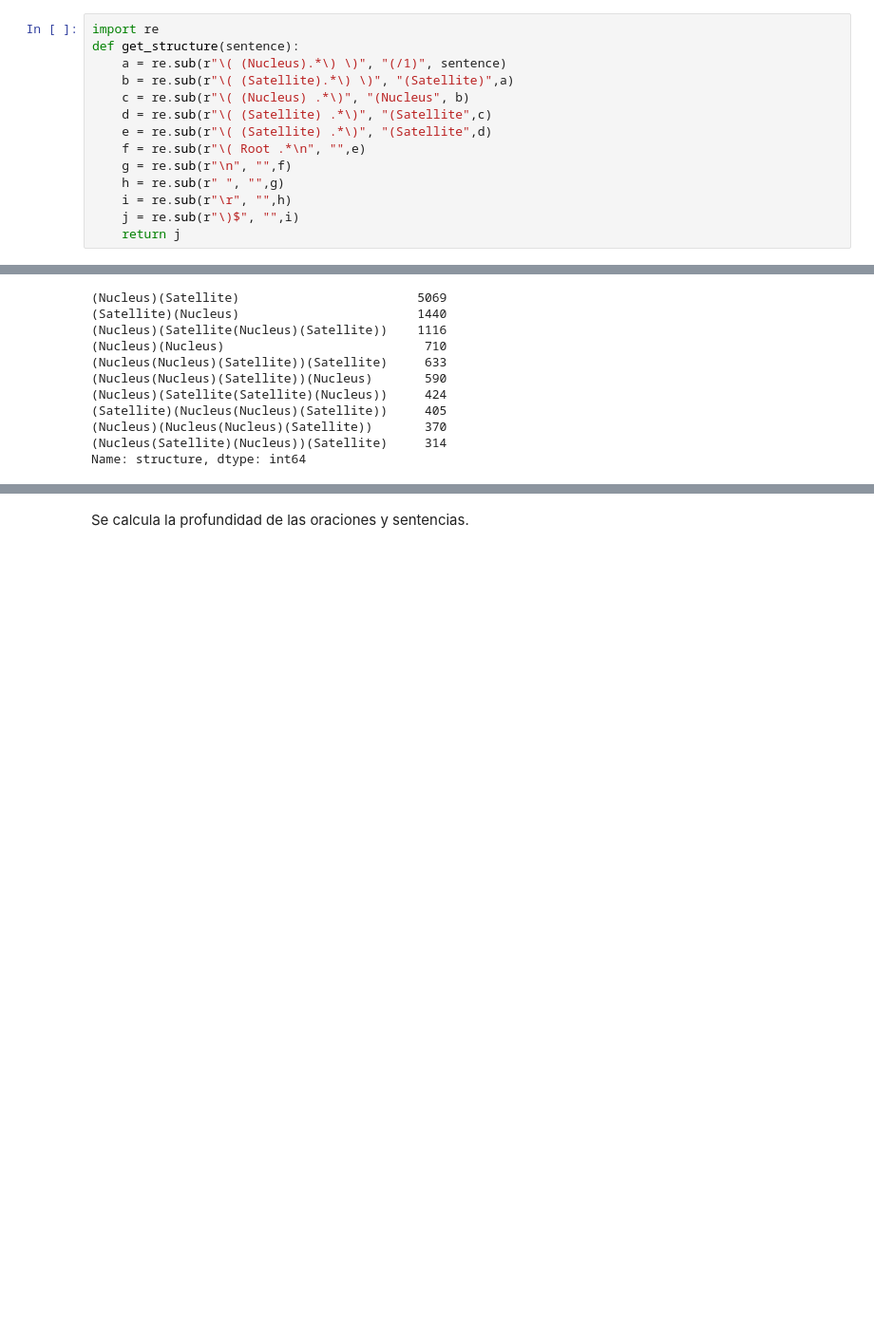
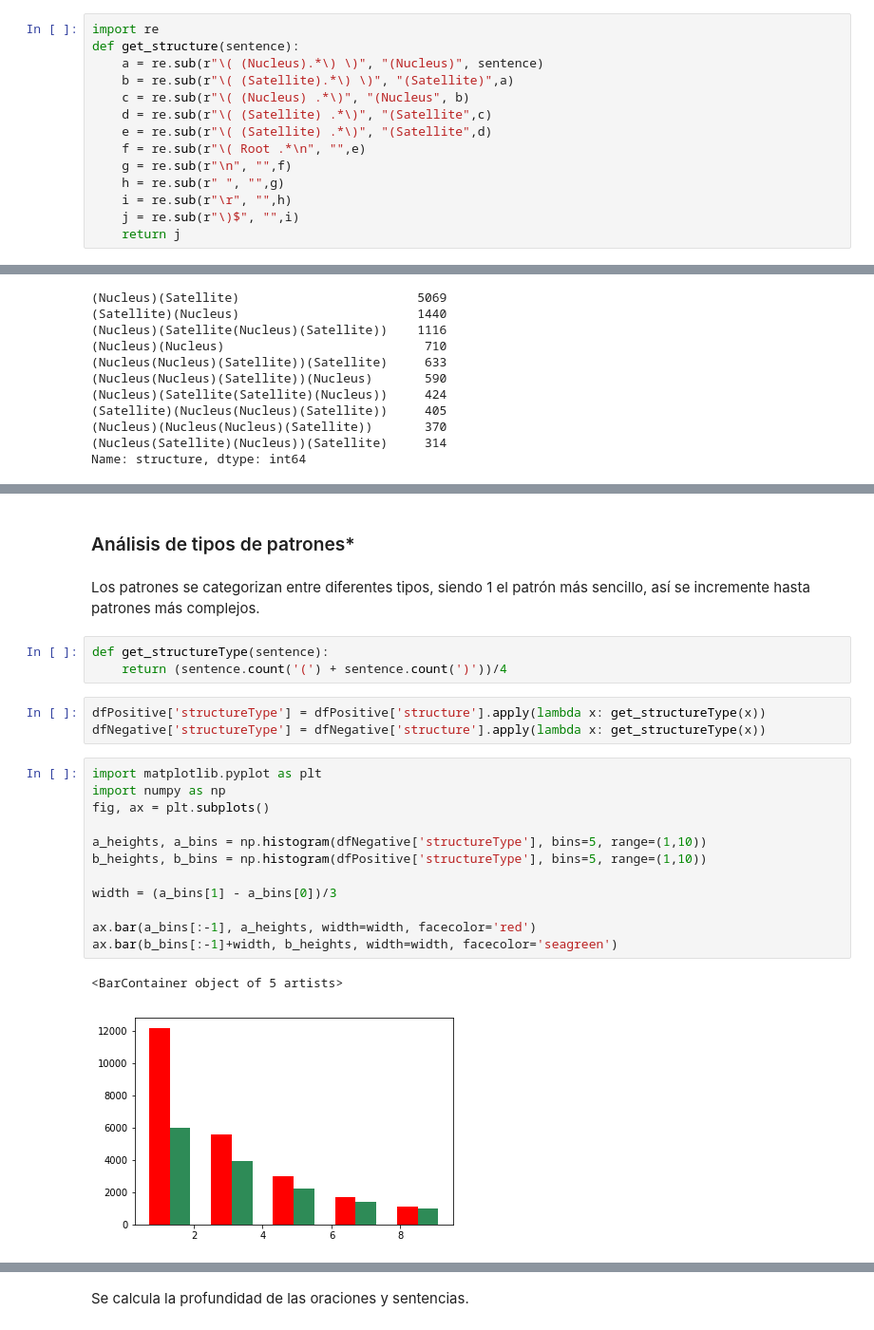
Before and after one commit to pampillo/TFM_Raul_Barrantes, a Jupyter notebook: Parte3.ipynb, the cells around one changed output, grey strips where cells are left out. Shown at 95% size. Drawn from its saved outputs; the diff is of its cells as text; blank space fills up the shorter version.

```diff
--- a/Parte3.ipynb
+++ b/Parte3.ipynb
@@ -115,7 +116,7 @@ j
 # %%
 import re
 def get_structure(sentence):
-    a = re.sub(r"\( (Nucleus).*\) \)", "(/1)", sentence)
+    a = re.sub(r"\( (Nucleus).*\) \)", "(Nucleus)", sentence)
     b = re.sub(r"\( (Satellite).*\) \)", "(Satellite)",a)
     c = re.sub(r"\( (Nucleus) .*\)", "(Nucleus", b)
     d = re.sub(r"\( (Satellite) .*\)", "(Satellite",c)
@@ -163,0 +225,25 @@ Name: structure, dtype: int64
+# %% [markdown]
+### Análisis de tipos de patrones*
+# %% [markdown]
+Los patrones se categorizan entre diferentes tipos, siendo 1 el patrón más sencillo, así se incremente hasta patrones más complejos.
+# %%
+def get_structureType(sentence):
+    return (sentence.count('(') + sentence.count(')'))/4
+# %%
+dfPositive['structureType'] = dfPositive['structure'].apply(lambda x: get_structureType(x))
+dfNegative['structureType'] = dfNegative['structure'].apply(lambda x: get_structureType(x))
+# %%
+import matplotlib.pyplot as plt
+import numpy as np
+fig, ax = plt.subplots()
+
+a_heights, a_bins = np.histogram(dfNegative['structureType'], bins=5, range=(1,10))
+b_heights, b_bins = np.histogram(dfPositive['structureType'], bins=5, range=(1,10))
+
+width = (a_bins[1] - a_bins[0])/3
+
+ax.bar(a_bins[:-1], a_heights, width=width, facecolor='red')
+ax.bar(b_bins[:-1]+width, b_heights, width=width, facecolor='seagreen')
+# %% [output]
+<BarContainer object of 5 artists>
+[figure, added]
```
Also changed, not shown: parts of 22 cells of this notebook, 4 other files.
